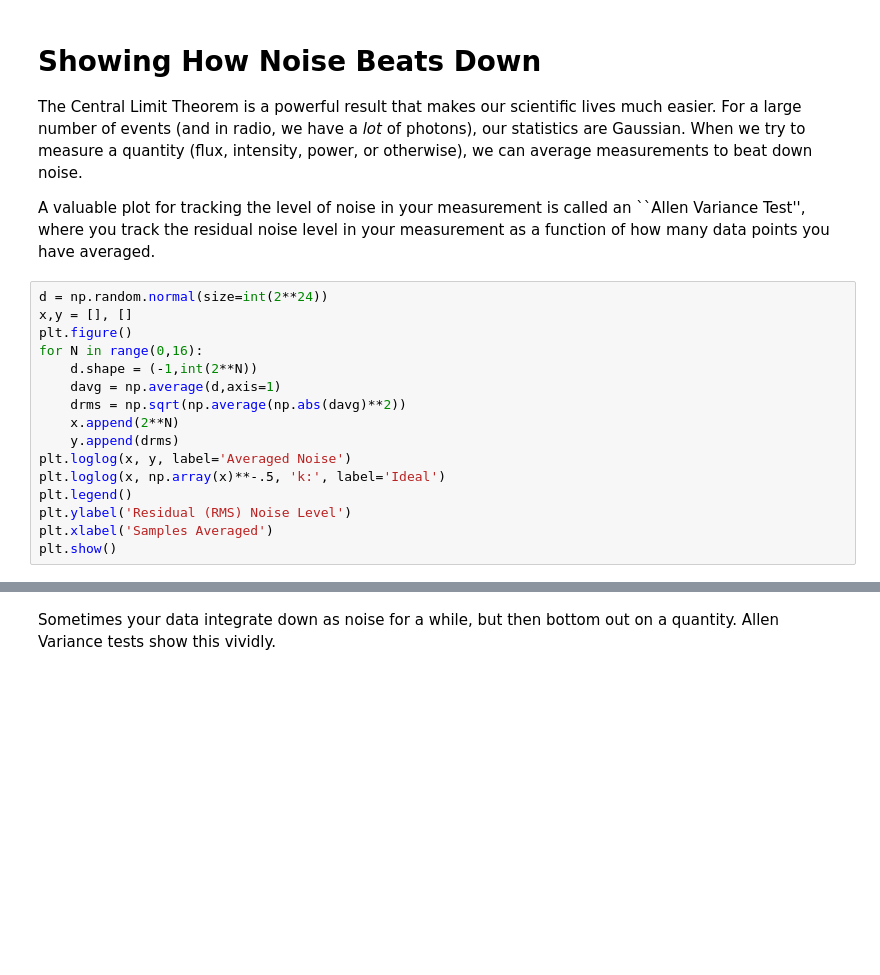
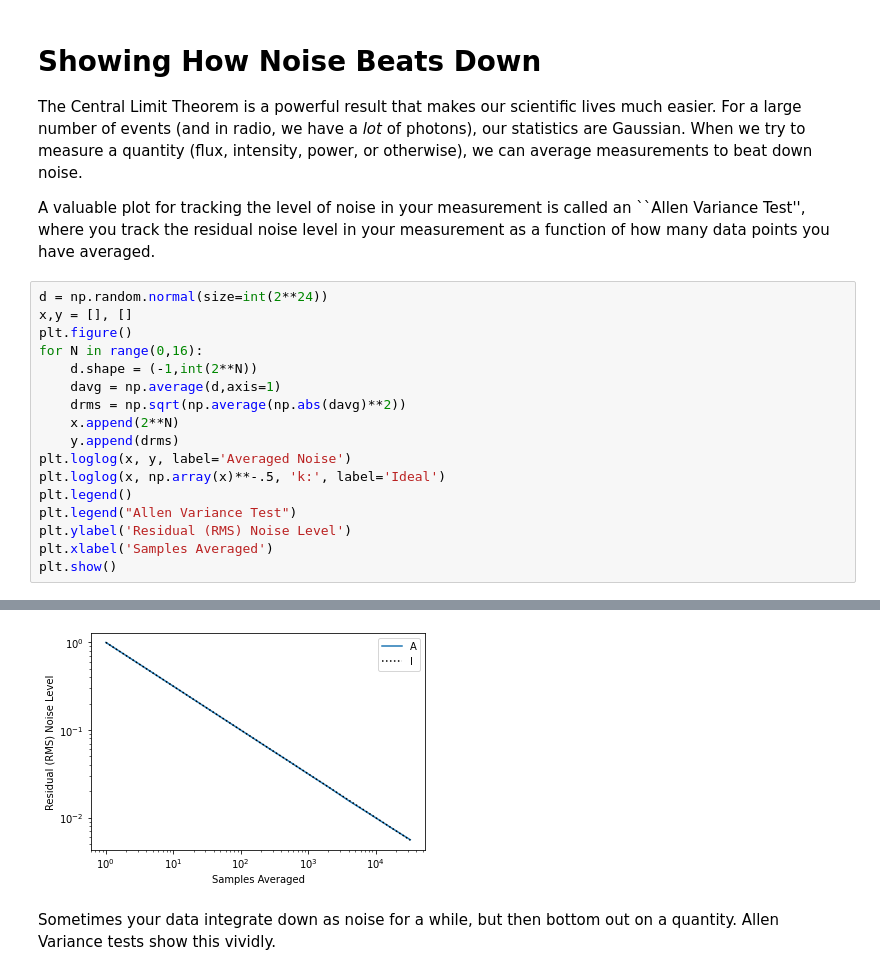
Before and after one commit to AaronParsons/ugradio, a Jupyter notebook: jupyter_tutorials/lab2/Central Limit Theorem and Averaging.ipynb, the cells around one changed output, grey strips where cells are left out. Cells and saved outputs as stored; diff of their text form; blank space fills up the shorter version.

```diff
--- a/jupyter_tutorials/lab2/Central Limit Theorem and Averaging.ipynb
+++ b/jupyter_tutorials/lab2/Central Limit Theorem and Averaging.ipynb
@@ -74,6 +81,7 @@ for N in range(0,16):
 plt.loglog(x, y, label='Averaged Noise')
 plt.loglog(x, np.array(x)**-.5, 'k:', label='Ideal')
 plt.legend()
+plt.legend("Allen Variance Test")
 plt.ylabel('Residual (RMS) Noise Level')
 plt.xlabel('Samples Averaged')
 plt.show()
@@ -83,3 +89,4 @@ plt.show()
+[figure, added]
 # %% [markdown]
 Sometimes your data integrate down as noise for a while, but then bottom out on a quantity.  Allen Variance tests show this vividly.
 # %%
```
Also changed, not shown: parts of 7 cells of this notebook.
